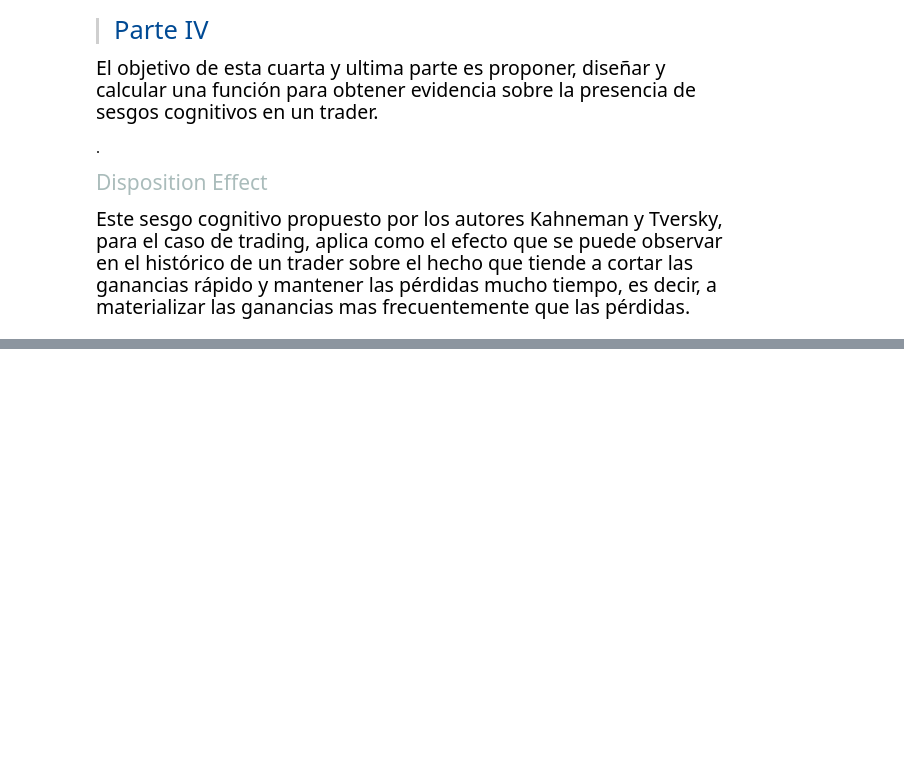
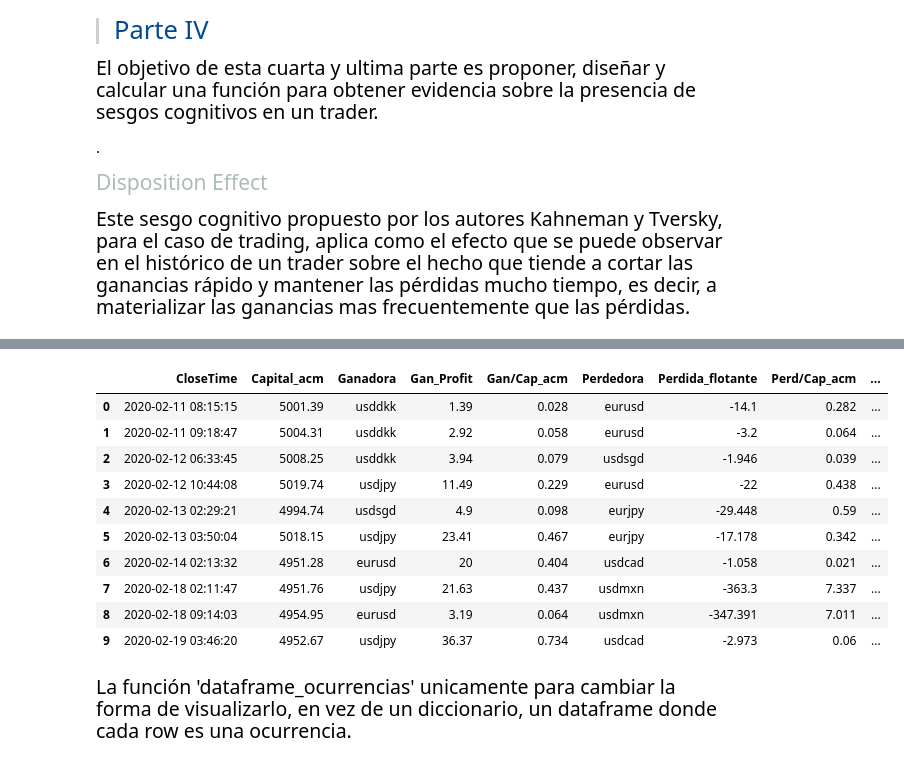
Before and after one commit to violetarcia/LAB_02_KVGH, a Jupyter notebook: LAB_02.ipynb, the cells around one changed output, grey strips where cells are left out. Drawn from its saved outputs; the diff is of its cells as text; code cells hidden in the pictures; blank space fills up the shorter version.

```diff
--- a/LAB_02.ipynb
+++ b/LAB_02.ipynb
@@ -219,3 +236,20 @@ ocurrencias.head()
+# %%
+ocurrencias = fn.dataframe_ocurrencias(sesgos['ocurrencias'])
+ocurrencias
+# %% [output]
+|  | CloseTime | Capital_acm | Ganadora | Gan_Profit | Gan/Cap_acm | Perdedora | Perdida_flotante | Perd/Cap_acm | ... |
+| 0 | 2020-02-11 08:15:15 | 5001.39 | usddkk | 1.39 | 0.028 | eurusd | -14.1 | 0.282 | ... |
+| 1 | 2020-02-11 09:18:47 | 5004.31 | usddkk | 2.92 | 0.058 | eurusd | -3.2 | 0.064 | ... |
+| 2 | 2020-02-12 06:33:45 | 5008.25 | usddkk | 3.94 | 0.079 | usdsgd | -1.946 | 0.039 | ... |
+| 3 | 2020-02-12 10:44:08 | 5019.74 | usdjpy | 11.49 | 0.229 | eurusd | -22 | 0.438 | ... |
+| 4 | 2020-02-13 02:29:21 | 4994.74 | usdsgd | 4.9 | 0.098 | eurjpy | -29.448 | 0.59 | ... |
+| 5 | 2020-02-13 03:50:04 | 5018.15 | usdjpy | 23.41 | 0.467 | eurjpy | -17.178 | 0.342 | ... |
+| 6 | 2020-02-14 02:13:32 | 4951.28 | eurusd | 20 | 0.404 | usdcad | -1.058 | 0.021 | ... |
+| 7 | 2020-02-18 02:11:47 | 4951.76 | usdjpy | 21.63 | 0.437 | usdmxn | -363.3 | 7.337 | ... |
+| 8 | 2020-02-18 09:14:03 | 4954.95 | eurusd | 3.19 | 0.064 | usdmxn | -347.391 | 7.011 | ... |
+| 9 | 2020-02-19 03:46:20 | 4952.67 | usdjpy | 36.37 | 0.734 | usdcad | -2.973 | 0.06 | ... |
+# %% [markdown]
+<p style = "font-family: Calibri Light; font-size:1.3em;color:black; LINE-HEIGHT:25px"> La función 'dataframe_ocurrencias' unicamente para cambiar la forma de visualizarlo, en vez de un diccionario, un dataframe donde cada row es una ocurrencia. </p>
 # %%
 sesgos['resultados']
 # %% [output]
```
Also changed, not shown: parts of 20 cells of this notebook, 2 other files.
